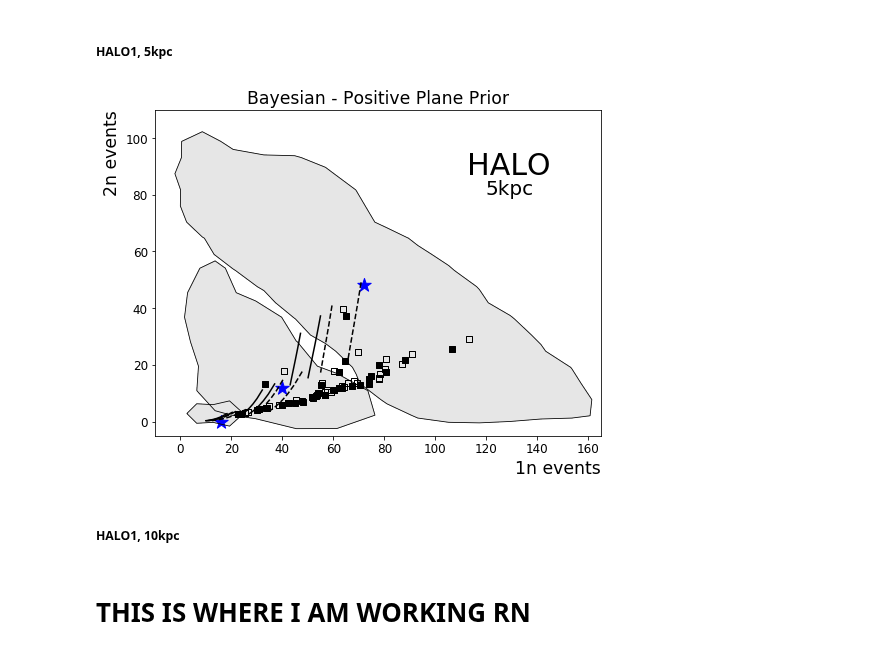
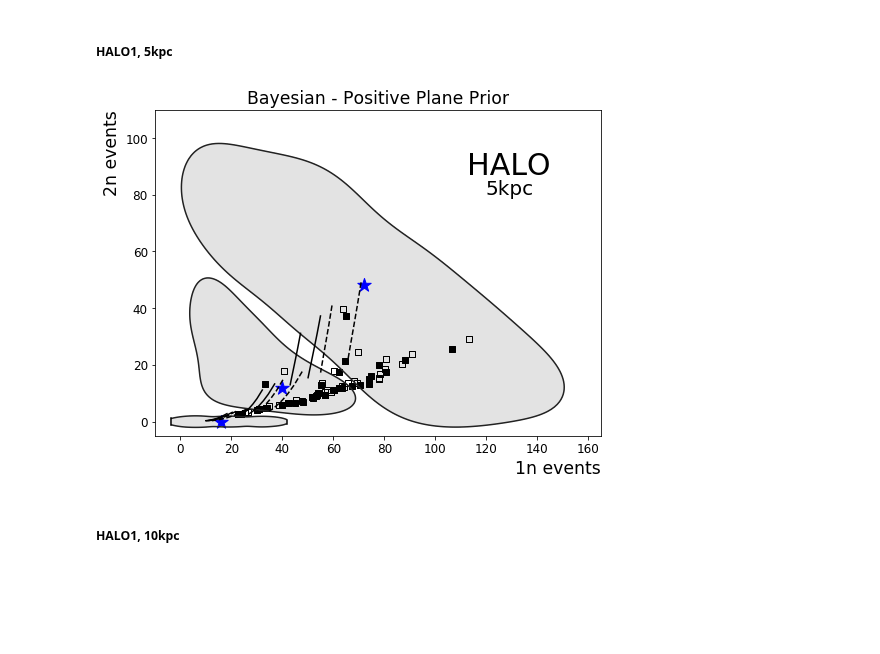
Before and after one commit to jfcrenshaw/halo, a Jupyter notebook: unfolding_plots.ipynb, the cells around one changed output. Drawn from its saved outputs; the diff is of its cells as text; code cells hidden in the pictures; blank space fills up the shorter version.

```diff
--- a/unfolding_plots.ipynb
+++ b/unfolding_plots.ipynb
@@ -321,36 +249,69 @@ xBpp1_3 = [i+5 for i in xBpp1_3]
+# %%
+# HALO 1, 5kpc, 72vs48
+xBpp1_1,yBpp1_1,cutBpp1_1 = trim_data(h1_5kpc_72v48_1n,h1_5kpc_72v48_2n)
+#fig,ax = plt.subplots(1,1,figsize=(8,6))
+#contours(xBpp1_1,yBpp1_1,cutBpp1_1,ax)
+#scatter(xBpp1_1,yBpp1_1,ax)
+# %%
+# HALO 1, 5kpc, 40vs12
+xBpp1_2,yBpp1_2,cutBpp1_2 = trim_data(h1_5kpc_40v12_1n,h1_5kpc_40v12_2n)
+#fig,ax = plt.subplots(1,1,figsize=(8,6))
+#contours(xBpp1_2,yBpp1_2,cutBpp1_2*0.8,ax,x_bw=np.std(xBpp1_2)/2)
+#scatter(h1_5kpc_40v12_1n,h1_5kpc_40v12_2n,ax)
+#scatter(xBpp1_2,yBpp1_2,ax)
+# %%
+# HALO 1, 5kpc, 16vs0
+xBpp1_3,yBpp1_3,cutBpp1_3 = trim_data_2n0(h1_5kpc_16v0_1n)
+#fig,ax = plt.subplots(1,1,figsize=(8,6))
+#ax.set_xlim(-5,45)
+#contours(xBpp1_3,yBpp1_3,cutBpp1_3,ax)#,x_bw=np.std(xBpp1_3)/4)
+#scatter(xBpp1_3,yBpp1_3,ax)
+# manual fix of clipped contour
+#x_manfix1 = [-3.8,-3.8]
+#y_manfix1 = [-1.1,1.1]
+#ax.plot(x_manfix1,y_manfix1,color='black')
+#x_manfix2 = [41.8,41.8]
+#y_manfix2 = [-0.7,0.7]
+#ax.plot(x_manfix2,y_manfix2,color='black')
 # %%
 # Figure for HALO 1, 5kpc, 72v48 40vs12 16v0
 figBpp1,axBpp1 = plt.subplots(1,1,figsize=figsize)
 
-contours(xBpp1_1,yBpp1_1,zBpp1_1,cutBpp1_1,axBpp1)
-contours(xBpp1_2,yBpp1_2,zBpp1_2,cutBpp1_2,axBpp1)
-contours(xBpp1_3,yBpp1_3,zBpp1_3,cutBpp1_3,axBpp1)
+contours(xBpp1_1,yBpp1_1,cutBpp1_1,axBpp1)
+contours(xBpp1_2,yBpp1_2,cutBpp1_2*0.8,axBpp1,x_bw=np.std(xBpp1_2)/2)
+contours(xBpp1_3,yBpp1_3,cutBpp1_3,axBpp1)
+
+# manual fix of clipped contour
+x_manfix1 = [-3.8,-3.8]
+y_manfix1 = [-1.1,1.1]
+axBpp1.plot(x_manfix1,y_manfix1,color='black')
+x_manfix2 = [41.8,41.8]
+y_manfix2 = [-0.7,0.7]
+axBpp1.plot(x_manfix2,y_manfix2,color='black')
 
 other_sn_models(axBpp1,1,5,False)
 snowglobes_curves(axBpp1,1,5,False)
 
 # Truth values
 Truth = [[72,40,16],[48,12,0]]
 axBpp1.scatter(Truth[0],Truth[1],color='b',marker='*',s=truth_size)
 
 # Title
 axBpp1.set_title('Bayesian - Positive Plane Prior')
 axBpp1.text(0.7,0.8,'HALO',fontsize=exp_size,transform=axBpp1.transAxes)
 axBpp1.text(0.74,0.74,'5kpc',fontsize=dist_size,transform=axBpp1.transAxes)
 
 
 axBpp1.set_xlim(-10,165)
 axBpp1.set_ylim(-5,110)
 
 pylab.savefig('./figures/bayesian_positiveplane_unfolding_halo1_5kpc.png')
 
 plt.show()
 # %% [output]
-[figure, old version]
+[figure, new version]
 # %% [markdown]
 ##### HALO1, 10kpc
-# %% [markdown]
-# THIS IS WHERE I AM WORKING RN
 # %%
 # Data for HALO 1, 10kpc, 18v12 10vs3 4v0
 h1_10kpc_18v12_1n, h1_10kpc_18v12_2n = np.load(unfolded_location+'halo1_10kpc_18v12_unfolded_bayesian_PP.npy')
```
Also changed, not shown: parts of 85 cells of this notebook, 10 other files.
